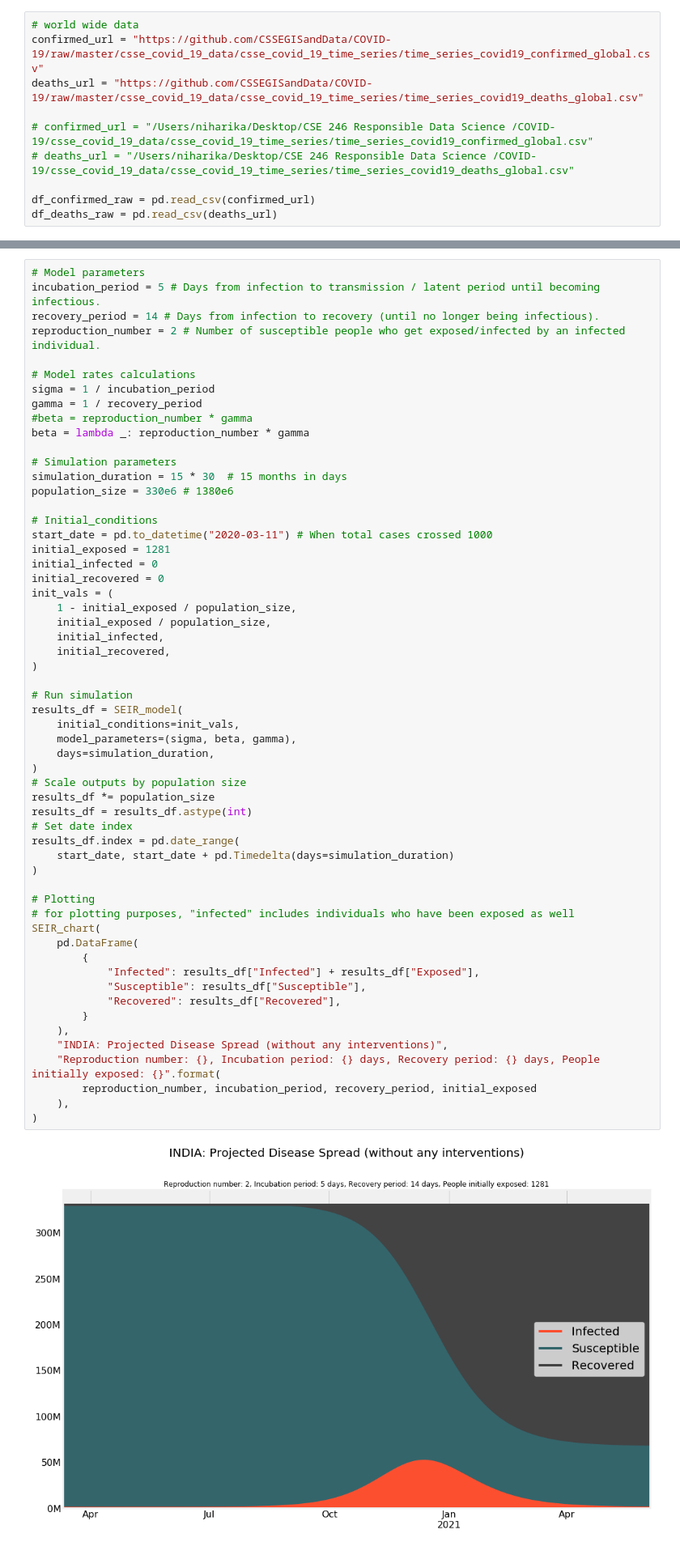
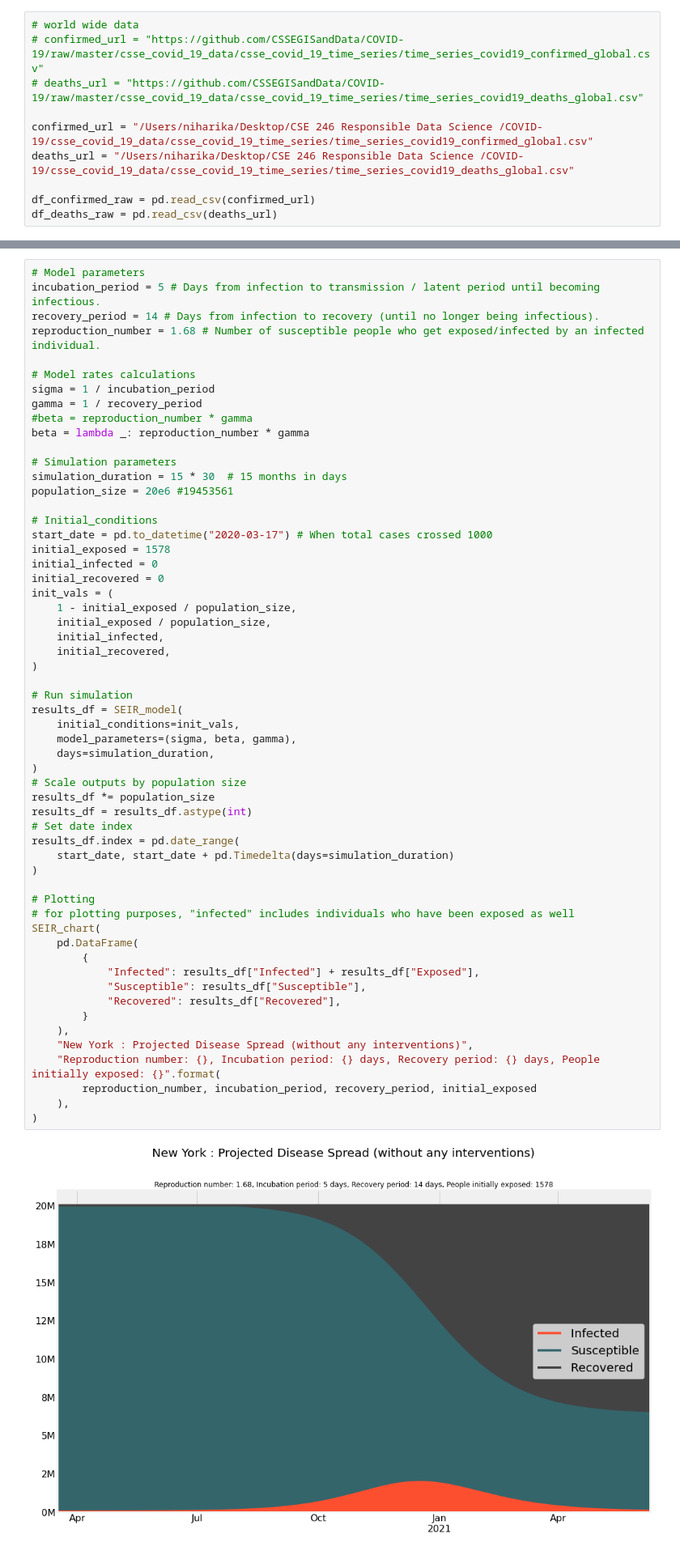
Before and after one commit to Niharika1203/CSE246_FinalProject-1, a Jupyter notebook: CSE246-FinalProject-COVID-19.ipynb, the cells around one changed output, grey strips where cells are left out. Shown at 81% size. Drawn from its saved outputs; the diff is of its cells as text.

```diff
--- a/CSE246-FinalProject-COVID-19.ipynb
+++ b/CSE246-FinalProject-COVID-19.ipynb
@@ -17,11 +17,11 @@ import pandas as pd
 import numpy as np
 # %%
 # world wide data
-confirmed_url = "https://github.com/CSSEGISandData/COVID-19/raw/master/csse_covid_19_data/csse_covid_19_time_series/time_series_covid19_confirmed_global.csv"
-deaths_url = "https://github.com/CSSEGISandData/COVID-19/raw/master/csse_covid_19_data/csse_covid_19_time_series/time_series_covid19_deaths_global.csv"
+# confirmed_url = "https://github.com/CSSEGISandData/COVID-19/raw/master/csse_covid_19_data/csse_covid_19_time_series/time_series_covid19_confirmed_global.csv"
+# deaths_url = "https://github.com/CSSEGISandData/COVID-19/raw/master/csse_covid_19_data/csse_covid_19_time_series/time_series_covid19_deaths_global.csv"
 
-# confirmed_url = "/Users/niharika/Desktop/CSE 246 Responsible Data Science /COVID-19/csse_covid_19_data/csse_covid_19_time_series/time_series_covid19_confirmed_global.csv"
-# deaths_url = "/Users/niharika/Desktop/CSE 246 Responsible Data Science /COVID-19/csse_covid_19_data/csse_covid_19_time_series/time_series_covid19_deaths_global.csv"
+confirmed_url = "/Users/niharika/Desktop/CSE 246 Responsible Data Science /COVID-19/csse_covid_19_data/csse_covid_19_time_series/time_series_covid19_confirmed_global.csv"
+deaths_url = "/Users/niharika/Desktop/CSE 246 Responsible Data Science /COVID-19/csse_covid_19_data/csse_covid_19_time_series/time_series_covid19_deaths_global.csv"
 
 df_confirmed_raw = pd.read_csv(confirmed_url)
 df_deaths_raw = pd.read_csv(deaths_url)
@@ -753,7 +871,7 @@ SEIR_chart(
 # Model parameters
 incubation_period = 5 # Days from infection to transmission / latent period until becoming infectious.
 recovery_period = 14 # Days from infection to recovery (until no longer being infectious).
-reproduction_number = 2 # Number of susceptible people who get exposed/infected by an infected individual.
+reproduction_number = 1.68 # Number of susceptible people who get exposed/infected by an infected individual.
 
 # Model rates calculations
 sigma = 1 / incubation_period
@@ -763,11 +881,11 @@ beta = lambda _: reproduction_number * gamma
 
 # Simulation parameters
 simulation_duration = 15 * 30  # 15 months in days
-population_size = 330e6 # 1380e6
+population_size = 20e6 #19453561
 
 # Initial_conditions
-start_date = pd.to_datetime("2020-03-11") # When total cases crossed 1000
-initial_exposed = 1281
+start_date = pd.to_datetime("2020-03-17") # When total cases crossed 1000
+initial_exposed = 1578
 initial_infected = 0
 initial_recovered = 0
 init_vals = (
@@ -779,32 +897,32 @@ init_vals = (
 
 # Run simulation
 results_df = SEIR_model(
     initial_conditions=init_vals,
     model_parameters=(sigma, beta, gamma),
     days=simulation_duration,
 )
 # Scale outputs by population size
 results_df *= population_size
 results_df = results_df.astype(int)
 # Set date index
 results_df.index = pd.date_range(
     start_date, start_date + pd.Timedelta(days=simulation_duration)
 )
 
 # Plotting
 # for plotting purposes, "infected" includes individuals who have been exposed as well
 SEIR_chart(
     pd.DataFrame(
         {
             "Infected": results_df["Infected"] + results_df["Exposed"],
             "Susceptible": results_df["Susceptible"],
             "Recovered": results_df["Recovered"],
         }
     ),
-    "INDIA: Projected Disease Spread (without any interventions)",
+    "New York : Projected Disease Spread (without any interventions)",
     "Reproduction number: {}, Incubation period: {} days, Recovery period: {} days, People initially exposed: {}".format(
         reproduction_number, incubation_period, recovery_period, initial_exposed
     ),
 )
 # %% [output]
-[figure, old version]
+[figure, new version]
```
Also changed, not shown: parts of 22 cells of this notebook.
